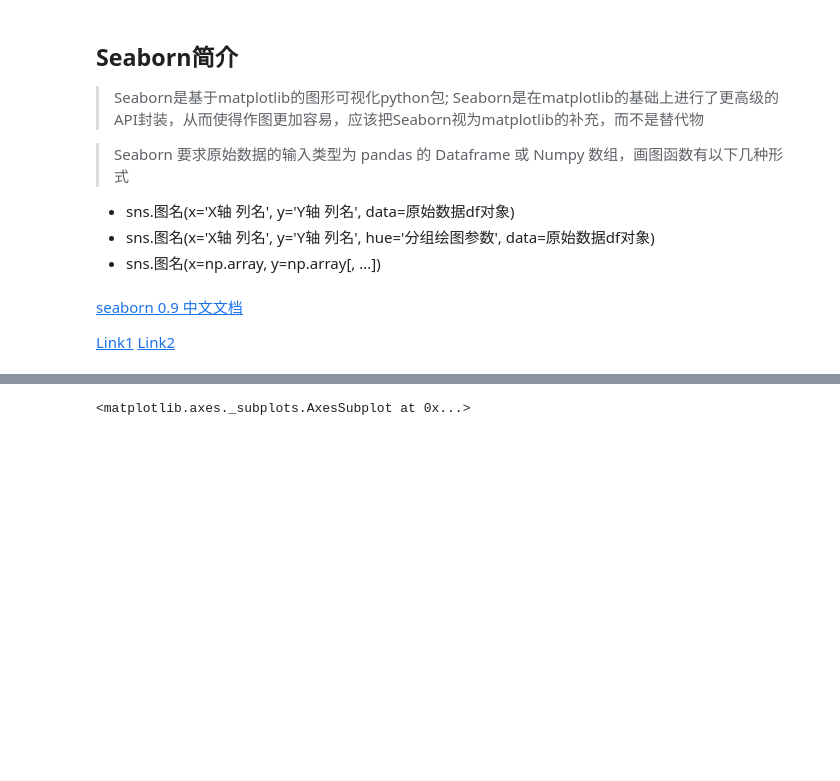
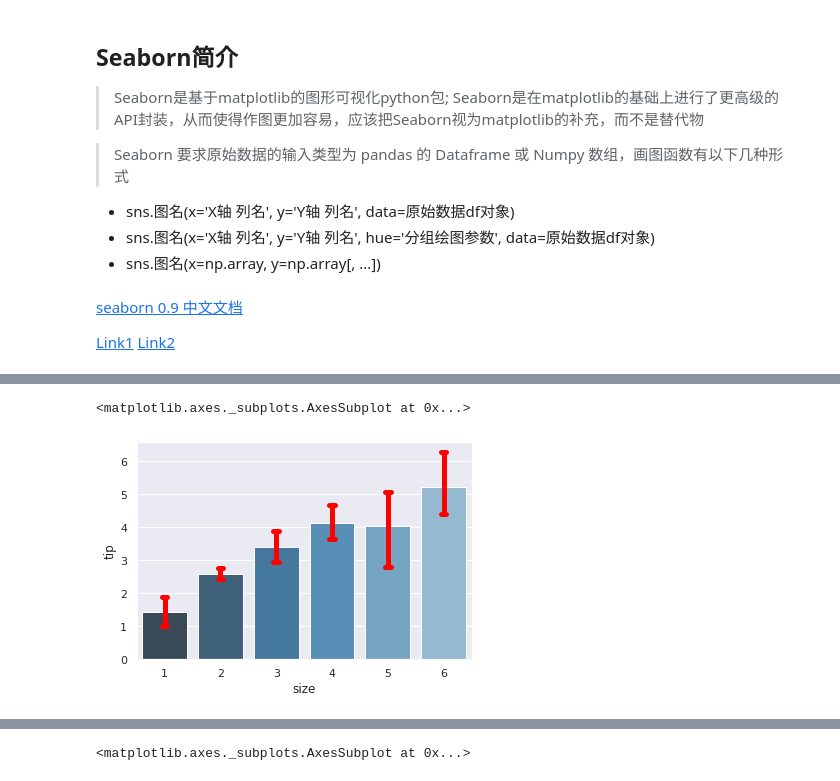
Before and after one commit to zoudong0836/pandas, a Jupyter notebook: Learn-Seaborn/Seaborn - API.ipynb, the cells around one changed output, grey strips where cells are left out. Cells and saved outputs as stored; diff of their text form; code cells hidden in the pictures; blank space fills up the shorter version.

```diff
--- a/Learn-Seaborn/Seaborn - API.ipynb
+++ b/Learn-Seaborn/Seaborn - API.ipynb
@@ -48,3 +67,10 @@ plt.show()
+# %%
+# 用误差条显示平均值的标准误差
+
+sns.barplot(x='size', y='tip', data=tips, palette='Blues_d', ci=95, errcolor='red', errwidth=5, capsize=0.1)
+# %% [output]
+<matplotlib.axes._subplots.AxesSubplot at 0x...>
+[figure, added]
 # %%
 f, axes = plt.subplots(2, 2, figsize=(10, 10), sharex=True)
 sns.despine(right=True, top=True)
```
Also changed, not shown: parts of 96 cells of this notebook.
